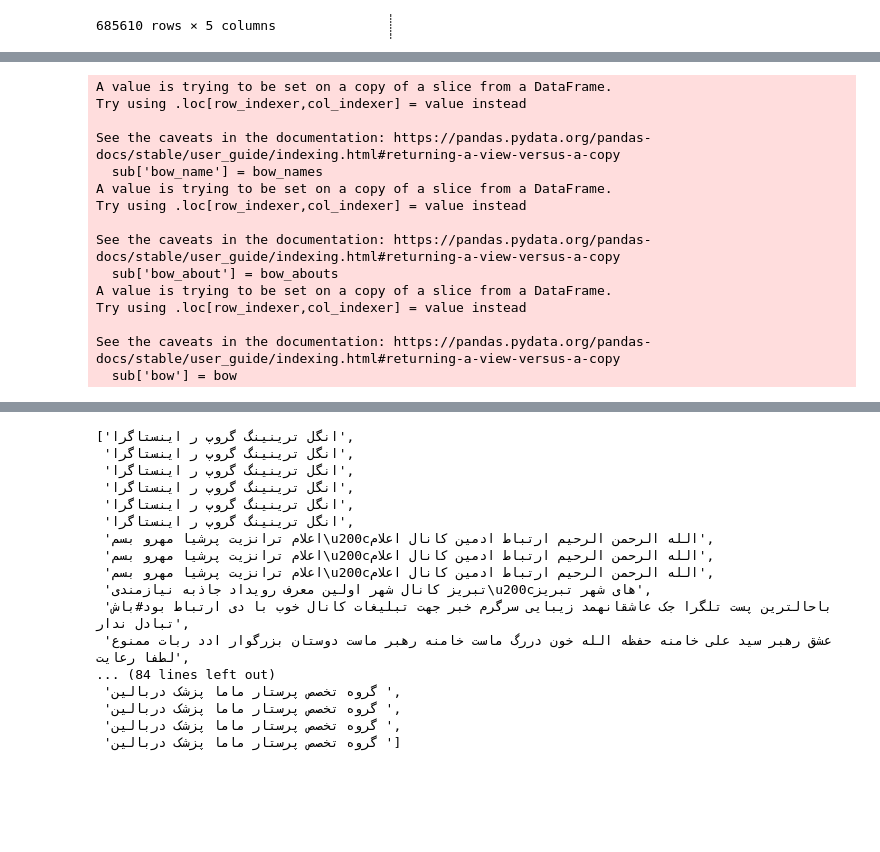
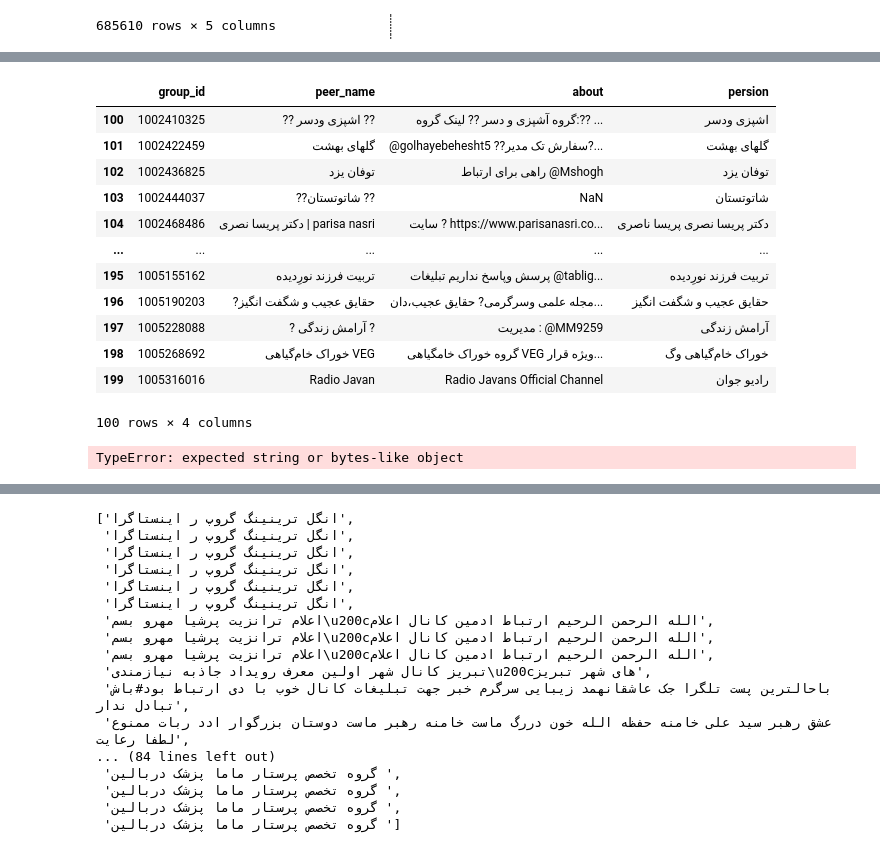
Before and after one commit to abolfazlabouei/telegram-community, a Jupyter notebook: build_df.ipynb, the cells around one changed output, grey strips where cells are left out. Drawn from its saved outputs; the diff is of its cells as text; code cells hidden in the pictures; blank space fills up the shorter version.

```diff
--- a/build_df.ipynb
+++ b/build_df.ipynb
@@ -130,5 +129,5 @@ See the caveats in the documentation: https://pandas.pydata.org/pandas-docs/stab
 # %%
-sub = merged_df.iloc[100:200]
+sub = subscriptions3.iloc[100:200]
 # %%
 sub['persion'] = sub['peer_name'].apply(convert_pinglish_to_persian)
 # %% [output]
@@ -148,3 +147,19 @@ count_english_rows
+# %%
+sub
+# %% [output]
+|  | group_id | peer_name | about | persion |
+| 100 | 1002410325 | ?? اشپزی ودسر ?? | گروه آشپزی و دسر ?? لینک گروه:?? ... | اشپزی ودسر |
+| 101 | 1002422459 | گلهای بهشت | @golhayebehesht5 ??سفارش تک مدیر?... | گلهای بهشت |
+| 102 | 1002436825 | توفان یزد | راهی برای ارتباط @Mshogh | توفان یزد |
+| 103 | 1002444037 | ??شاتوتستان ?? | NaN | شاتوتستان |
+| 104 | 1002468486 | دکتر پریسا نصری | parisa nasri | سایت ? https://www.parisanasri.co... | دکتر پریسا نصری پریسا ناصری |
+| ... | ... | ... | ... | ... |
+| 195 | 1005155162 | تربیت فرزند نورِدیده | پرسش وپاسخ نداریم تبلیغات @tablig... | تربیت فرزند نورِدیده |
+| 196 | 1005190203 | ?حقایق عجیب و‌ شگفت انگیز | مجله علمی وسرگرمی? حقایق عجیب،دان... | حقایق عجیب و‌ شگفت انگیز |
+| 197 | 1005228088 | ? آرامش زندگی ? | مدیریت : @MM9259 | آرامش زندگی |
+| 198 | 1005268692 | خوراک خام‌گیاهی VEG | گروه خوراک خامگیاهی VEG ویژه قرار... | خوراک خام‌گیاهی وگ |
+| 199 | 1005316016 | Radio Javan | Radio Javans Official Channel | رادیو جوان |
+100 rows × 4 columns
 # %%
 from preprocess import clean_up_pipeline
 bow_names = []
@@ -161,21 +176,7 @@ sub['bow_name'] = bow_names
 sub['bow_about'] = bow_abouts
 sub['bow'] = bow
 # %% [output]
-A value is trying to be set on a copy of a slice from a DataFrame.
-Try using .loc[row_indexer,col_indexer] = value instead
-
-See the caveats in the documentation: https://pandas.pydata.org/pandas-docs/stable/user_guide/indexing.html#returning-a-view-versus-a-copy
-  sub['bow_name'] = bow_names
-A value is trying to be set on a copy of a slice from a DataFrame.
-Try using .loc[row_indexer,col_indexer] = value instead
-
-See the caveats in the documentation: https://pandas.pydata.org/pandas-docs/stable/user_guide/indexing.html#returning-a-view-versus-a-copy
-  sub['bow_about'] = bow_abouts
-A value is trying to be set on a copy of a slice from a DataFrame.
-Try using .loc[row_indexer,col_indexer] = value instead
-
-See the caveats in the documentation: https://pandas.pydata.org/pandas-docs/stable/user_guide/indexing.html#returning-a-view-versus-a-copy
-  sub['bow'] = bow
+TypeError: expected string or bytes-like object
 # %%
 sub
 # %% [output]
```
Also changed, not shown: parts of 6 cells of this notebook.
